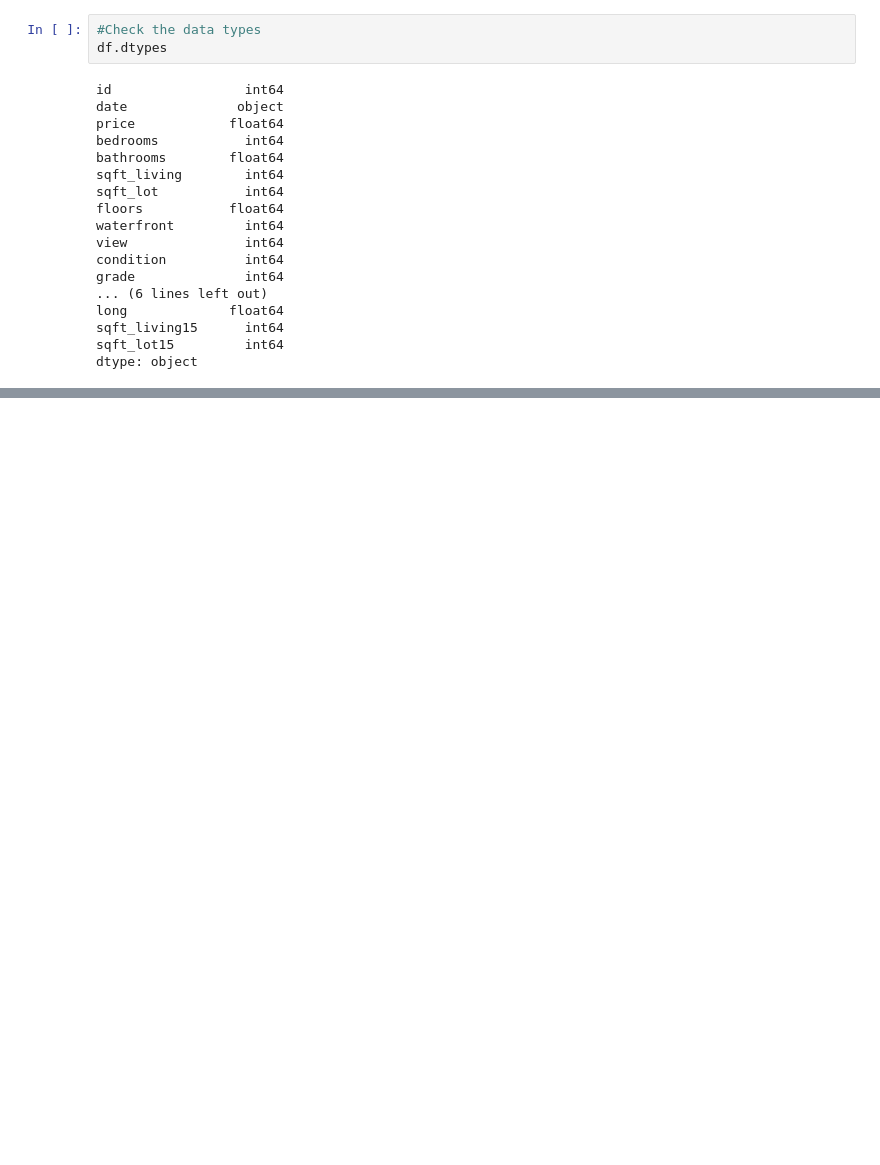
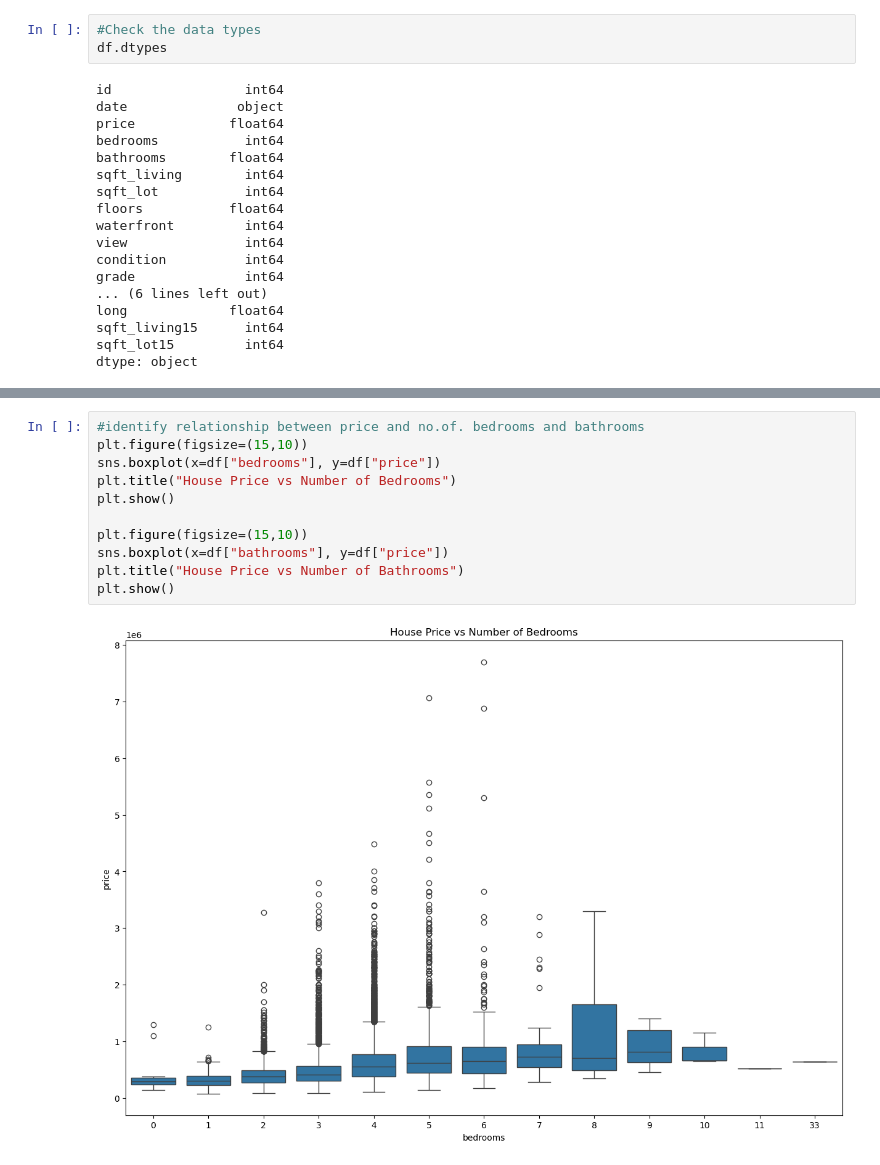
Before and after one commit to Aarabishan/PDS_Portfolio, a Jupyter notebook: Portfolio_Complete_Analysis.ipynb, the cells around one changed output, grey strips where cells are left out. Drawn from its saved outputs; the diff is of its cells as text; blank space fills up the shorter version.

```diff
--- a/Portfolio_Complete_Analysis.ipynb
+++ b/Portfolio_Complete_Analysis.ipynb
@@ -89,0 +200,13 @@ df.dropna(inplace=True)
+# %%
+#identify relationship between price and no.of. bedrooms and bathrooms
+plt.figure(figsize=(15,10))
+sns.boxplot(x=df["bedrooms"], y=df["price"])
+plt.title("House Price vs Number of Bedrooms")
+plt.show()
+
+plt.figure(figsize=(15,10))
+sns.boxplot(x=df["bathrooms"], y=df["price"])
+plt.title("House Price vs Number of Bathrooms")
+plt.show()
+# %% [output]
+[figure, added]
```
Also changed, not shown: parts of 25 cells of this notebook.
